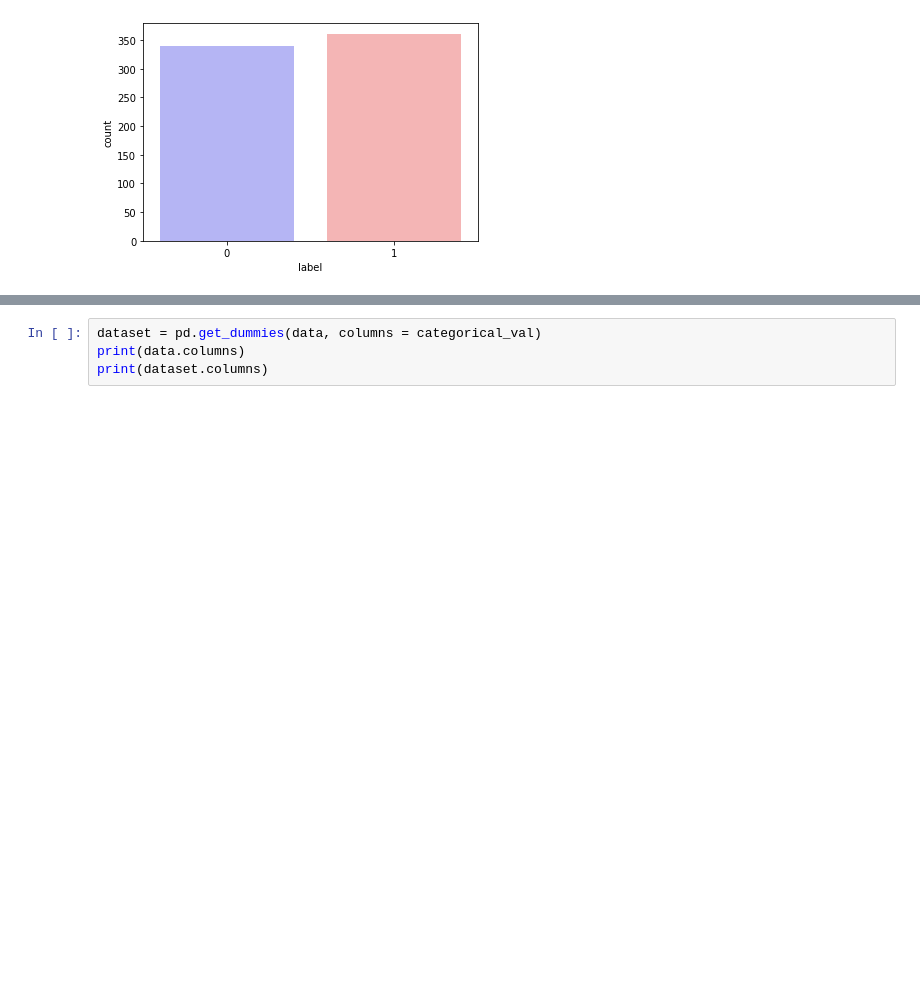
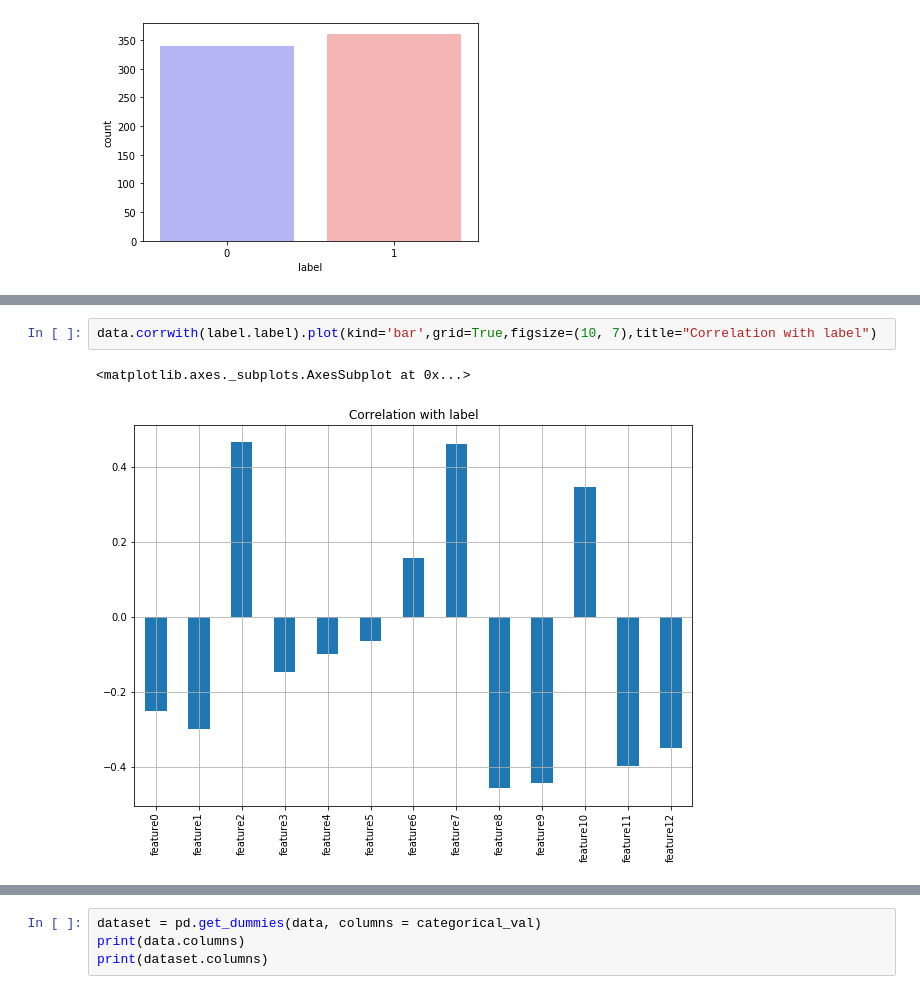
Before and after one commit to zhicongsun/SUSTech-Advanced-AI, a Jupyter notebook: A3_clf/A3_clf.ipynb, the cells around one changed output, grey strips where cells are left out. Drawn from its saved outputs; the diff is of its cells as text; blank space fills up the shorter version.

```diff
--- a/A3_clf/A3_clf.ipynb
+++ b/A3_clf/A3_clf.ipynb
@@ -92,0 +149,5 @@ Name: label, dtype: int64
+# %%
+data.corrwith(label.label).plot(kind='bar',grid=True,figsize=(10, 7),title="Correlation with label")
+# %% [output]
+<matplotlib.axes._subplots.AxesSubplot at 0x...>
+[figure, added]
```
Also changed, not shown: parts of 58 cells of this notebook.
